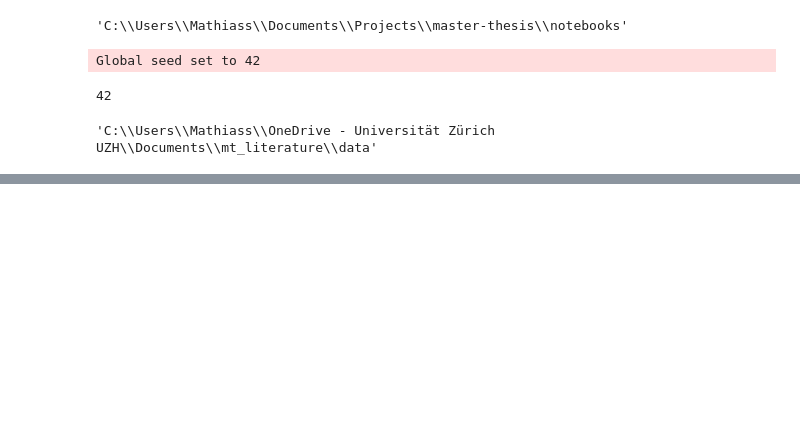
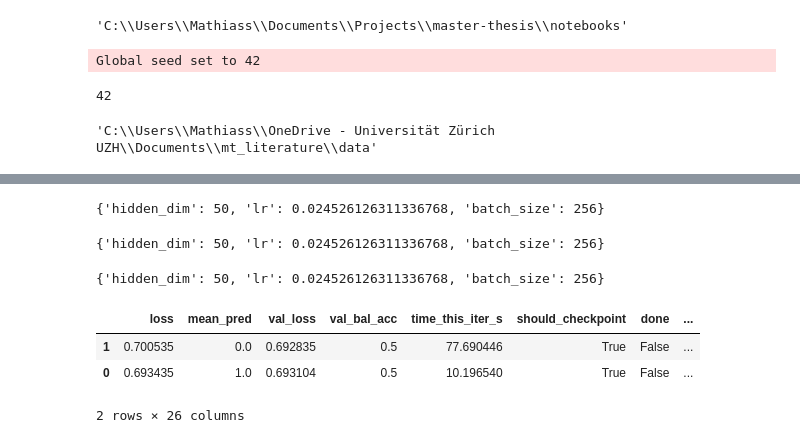
Before and after one commit to maruoss/master-thesis, a Jupyter notebook: notebooks/RayTune.ipynb, the cells around one changed output, grey strips where cells are left out. Cells and saved outputs as stored; diff of their text form; code cells hidden in the pictures; blank space fills up the shorter version.

```diff
--- a/notebooks/RayTune.ipynb
+++ b/notebooks/RayTune.ipynb
@@ -363,11 +411,13 @@ class FFN(pl.LightningModule):
 early_stop_callback = EarlyStopping(
         monitor="loss/val_loss",
         mode="min",
-        patience=2
+        patience=10
     )
 # %%
 tune_callback = TuneReportCheckpointCallback(
     metrics={
+        "loss": "loss/loss",
+        "mean_pred": "mean_pred",
         "val_loss": "loss/val_loss",
         "val_bal_acc": "bal_acc/val"
     },
@@ -376,13 +426,20 @@ tune_callback = TuneReportCheckpointCallback(
 # %%
 def train_mnist_tune(config, max_epochs=10, num_gpus=1, checkpoint_dir=None):
 #     data_dir = os.path.expanduser(data_dir)
+
+    # will seed trainer (init of weights in NN?)
+    seed_everything(42, workers=True)
+
+    print("------")
+    print(np.random.uniform(0, 100, size=1).item())
+    print("------")
 
     dm = MyDataModule(
     path=path_data,
     dataset="small",
 #     batch_size=BATCH_SIZE,
-    start_val="2000",
-    start_test="2001",
+    start_val="1997",
+    start_test="1998",
     label_fn="binary",
     config=config,
     )
@@ -399,6 +456,8 @@ def train_mnist_tune(config, max_epochs=10, num_gpus=1, checkpoint_dir=None):
     config=config,
     )
 
+    print(model)
+
     trainer = pl.Trainer(
         deterministic=True,
         max_epochs=max_epochs,
@@ -406,17 +465,19 @@ def train_mnist_tune(config, max_epochs=10, num_gpus=1, checkpoint_dir=None):
         logger=pl.loggers.TensorBoardLogger(
         save_dir=tune.get_trial_dir(), name="", version="."),
         enable_progress_bar=True,
-        callbacks=[tune_callback,
+        callbacks=[
 #                    checkpoint_callback,
-                   early_stop_callback
-                  ])
+                   early_stop_callback,
+                   tune_callback,
+                  ],
+        enable_checkpointing=False,
+    )
 
     trainer.fit(model, datamodule=dm)
 
 #     print(checkpoint_callback.best_model_path)
 # %%
-def tune_mnist_asha(num_samples=1, max_epochs=2, gpus_per_trial=1,
-                   ):
+def tune_mnist_asha(num_samples=2, max_epochs=5, gpus_per_trial=1,):
     config = {
         "hidden_dim": tune.choice([50, 100]),
         "lr": tune.loguniform(1e-4, 1e-1),
@@ -433,7 +494,7 @@ def tune_mnist_asha(num_samples=1, max_epochs=2, gpus_per_trial=1,
 
     reporter = CLIReporter(
         parameter_columns=["hidden_dim", "lr", "batch_size"],
-        metric_columns=["val_loss", "val_bal_acc" ,"training_iteration"])
+        metric_columns=["val_loss", "val_bal_acc", "mean_pred", "training_iteration"])
 
     train_fn_with_parameters = tune.with_parameters(train_mnist_tune,
                                                     max_epochs=max_epochs,
@@ -451,7 +512,10 @@ def tune_mnist_asha(num_samples=1, max_epochs=2, gpus_per_trial=1,
         num_samples=num_samples,
         scheduler=scheduler,
         progress_reporter=reporter,
-        name="tune_mnist_asha")
+        name="tune_mnist_asha",
+        keep_checkpoints_num=1, # only keep best checkpoint
+        checkpoint_score_attr="min-val_loss",
+        )
 
     print("Best hyperparameters found were: ", analysis.best_config)
 
@@ -467,0 +682,19 @@ result = tune_mnist_asha()
+# %%
+best_trial.config
+# %% [output]
+{'hidden_dim': 50, 'lr': 0.024526126311336768, 'batch_size': 256}
+# %%
+result.get_best_config("val_loss", "min", "all")
+# %% [output]
+{'hidden_dim': 50, 'lr': 0.024526126311336768, 'batch_size': 256}
+# %%
+result.best_config
+# %% [output]
+{'hidden_dim': 50, 'lr': 0.024526126311336768, 'batch_size': 256}
+# %%
+result.dataframe(metric="val_loss", mode="min").sort_values("val_loss")
+# %% [output]
+|  | loss | mean_pred | val_loss | val_bal_acc | time_this_iter_s | should_checkpoint | done | ... |
+| 1 | 0.700535 | 0.0 | 0.692835 | 0.5 | 77.690446 | True | False | ... |
+| 0 | 0.693435 | 1.0 | 0.693104 | 0.5 | 10.196540 | True | False | ... |
+2 rows × 26 columns
```
Also changed, not shown: parts of 39 cells of this notebook, 12 other files.
